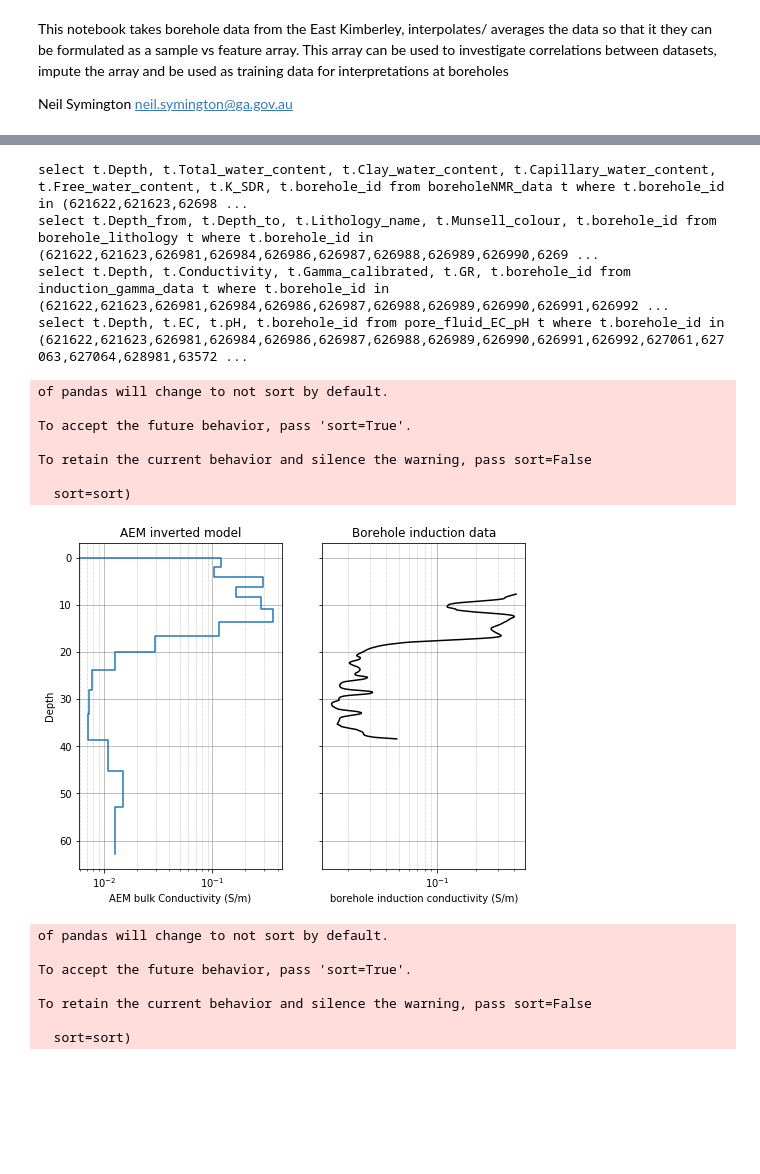
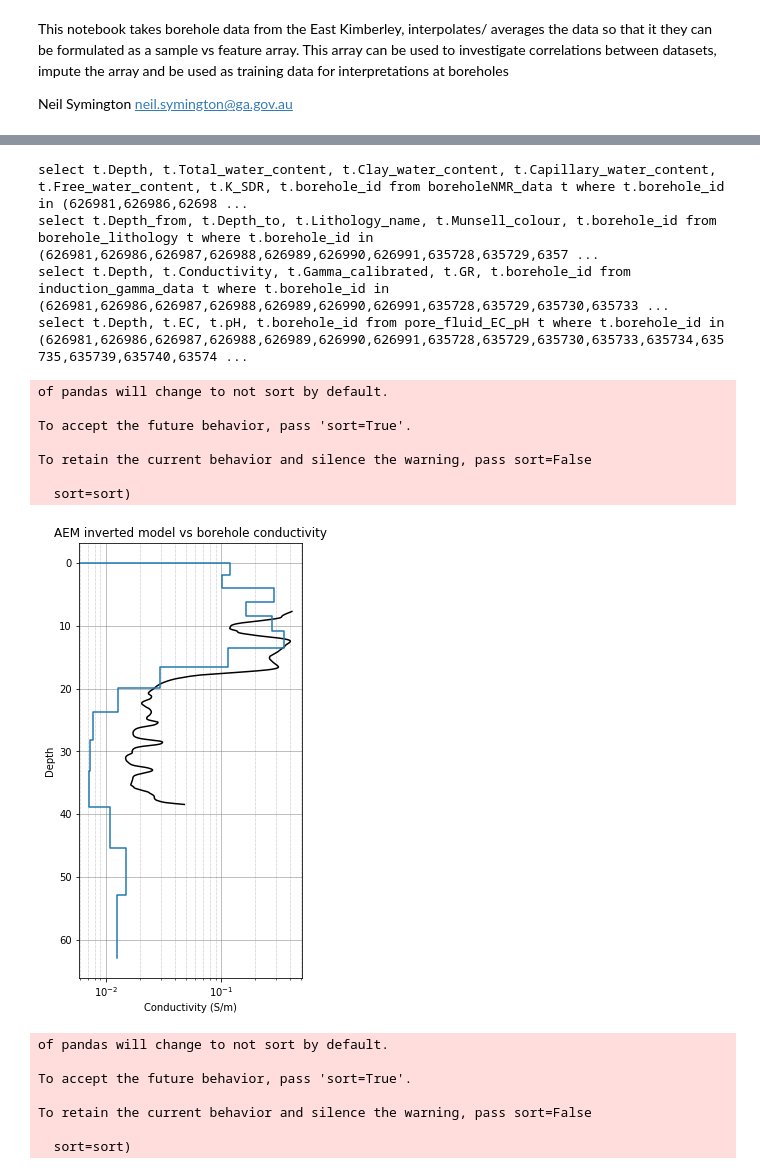
Before and after one commit to GeoscienceAustralia/hydrogeol_utils, a Jupyter notebook: notebooks/EastKimberley_borehole_data_integration.ipynb, the cells around one changed output, grey strips where cells are left out. Drawn from its saved outputs; the diff is of its cells as text; code cells hidden in the pictures; blank space fills up the shorter version.

```diff
--- a/notebooks/EastKimberley_borehole_data_integration.ipynb
+++ b/notebooks/EastKimberley_borehole_data_integration.ipynb
@@ -44,8 +44,8 @@ def search(kword_dict, word):
 gdf = gpd.read_file(r"\\prod.lan\active\proj\futurex\East_Kimberley\Working\Neil\Keep_spatial\Keep_River_polygons.shp")
 
 # Visualise the palaeovalley extent as defined by the magnetics
-#gdf.loc[[0],'geometry'].plot()
+gdf.loc[[0],'geometry'].plot()
 
 # Create a unary union so we can query our spatially query the bores
-OrdKeep = gdf.geometry.unary_union.wkt
-#OrdKeep = gdf['geometry'].iloc[0].wkt
+#OrdKeep = gdf.geometry.unary_union.wkt
+OrdKeep = gdf['geometry'].iloc[0].wkt
@@ -151,10 +151,10 @@ df_EC_pH = borehole_utils.extract_sql_with_primary_key("pore_fluid_EC_pH",
                                                        ['Depth', 'EC', 'pH', 'borehole_id'],
                                                        connection, enos, verbose = True)
 # %% [output]
-select t.Depth, t.Total_water_content, t.Clay_water_content, t.Capillary_water_content, t.Free_water_content, t.K_SDR, t.borehole_id from boreholeNMR_data t where t.borehole_id in (621622,621623,62698 ...
-select t.Depth_from, t.Depth_to, t.Lithology_name, t.Munsell_colour, t.borehole_id from borehole_lithology t where t.borehole_id in (621622,621623,626981,626984,626986,626987,626988,626989,626990,6269 ...
-select t.Depth, t.Conductivity, t.Gamma_calibrated, t.GR, t.borehole_id from induction_gamma_data t where t.borehole_id in (621622,621623,626981,626984,626986,626987,626988,626989,626990,626991,626992 ...
-select t.Depth, t.EC, t.pH, t.borehole_id from pore_fluid_EC_pH t where t.borehole_id in (621622,621623,626981,626984,626986,626987,626988,626989,626990,626991,626992,627061,627063,627064,628981,63572 ...
+select t.Depth, t.Total_water_content, t.Clay_water_content, t.Capillary_water_content, t.Free_water_content, t.K_SDR, t.borehole_id from boreholeNMR_data t where t.borehole_id in (626981,626986,62698 ...
+select t.Depth_from, t.Depth_to, t.Lithology_name, t.Munsell_colour, t.borehole_id from borehole_lithology t where t.borehole_id in (626981,626986,626987,626988,626989,626990,626991,635728,635729,6357 ...
+select t.Depth, t.Conductivity, t.Gamma_calibrated, t.GR, t.borehole_id from induction_gamma_data t where t.borehole_id in (626981,626986,626987,626988,626989,626990,626991,635728,635729,635730,635733 ...
+select t.Depth, t.EC, t.pH, t.borehole_id from pore_fluid_EC_pH t where t.borehole_id in (626981,626986,626987,626988,626989,626990,626991,635728,635729,635730,635733,635734,635735,635739,635740,63574 ...
 # %%
 # Our first investigation will be looking at relationships between these borehole data
 # and the AEM
@@ -233,7 +248,7 @@ for index, row in df_header.iterrows():
 
     if (row['AEM_proximal'] == 1) & (row['Induction_acquired'] == 1):
 
-        fig, (ax1,ax2) = plt.subplots(1,2, sharey = True, figsize = (8,6))
+        fig, (ax1) = plt.subplots(1,1, figsize = (4,8))
 
         # Extract the data using eno
 
@@ -248,41 +263,41 @@ for index, row in df_header.iterrows():
 
         depth = df_indgam[indmask]['Depth'].values
 
-        ax2 = plotting_utils.plot_downhole_log(ax2, induction_profile,
+        ax1 = plotting_utils.plot_downhole_log(ax1, induction_profile,
                                   depth,log_plot=True)
 
         # Extract AEM conductivity
         condmask = df_conductivity['borehole_id'] == eno
 
         conductivity_profile = df_conductivity[condmask]['conductivity'].values
 
         depth_top= df_conductivity[condmask]['Depth_from'].values
 
 
         # So the plots are on a similar scale we clip the conductivity to
         # the depth of the bore + 20 m
 
         depth_mask = depth_top < (np.max(depth) + 20.)
 
         ax1 = plotting_utils.plot_1D_layered_model(ax1, conductivity_profile[depth_mask],
                                   depth_top[depth_mask], doi=None, log_plot=True)
 
 
-        ax1.set_title("AEM inverted model")
+        ax1.set_title("AEM inverted model vs borehole conductivity")
         ax1.set_ylabel("Depth")
-        ax1.set_xlabel("AEM bulk Conductivity (S/m)")
-        ax2.set_title("Borehole induction data")
+        ax1.set_xlabel("Conductivity (S/m)")
+        #ax2.set_title("Borehole induction data")
 
-        ax2.set_xlabel("borehole induction conductivity (S/m)")
+        #ax2.set_xlabel("borehole induction conductivity (S/m)")
         #plt.savefig(os.path.join(outdir, row['Borehole_name'] + "_conductivity_vs_induction.png"))
 
         # We plot a pretty example
         if index == df_header[df_header['Borehole_name'] == 'RN040310'].index:
             plt.show()
 
         plt.close()
 # %% [output]
-[figure, old version]
+[figure, new version]
 # %%
 # Now lets try interpolating all data onto the lithology intervals
 
```
Also changed, not shown: parts of 15 cells of this notebook, 4 other files.
